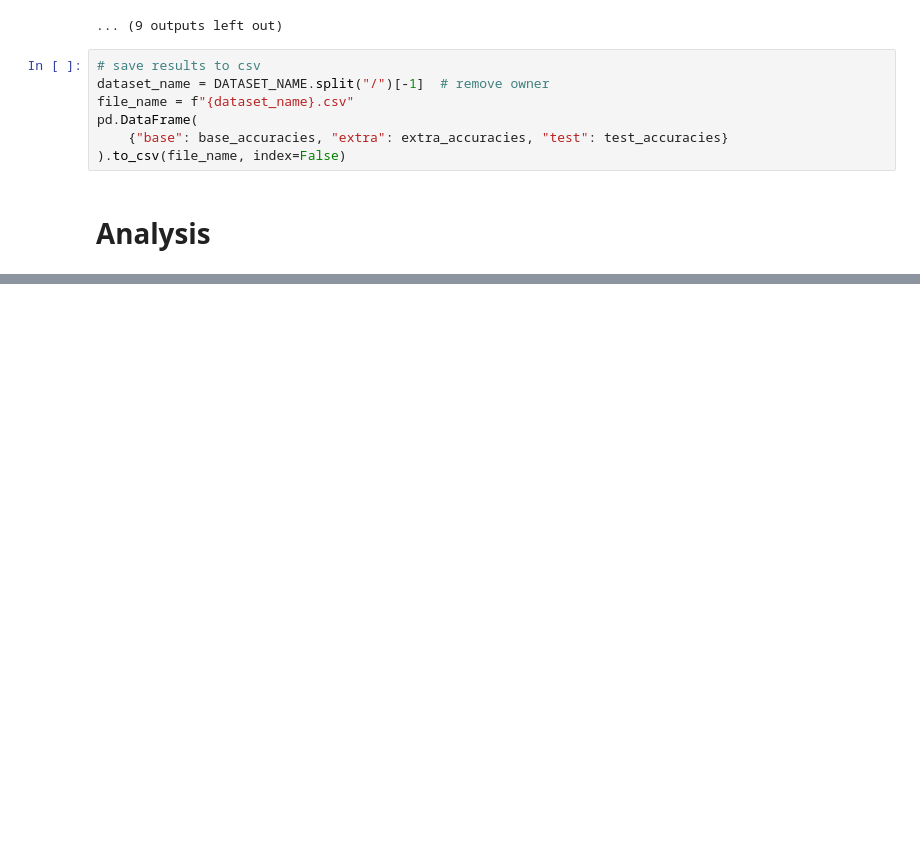
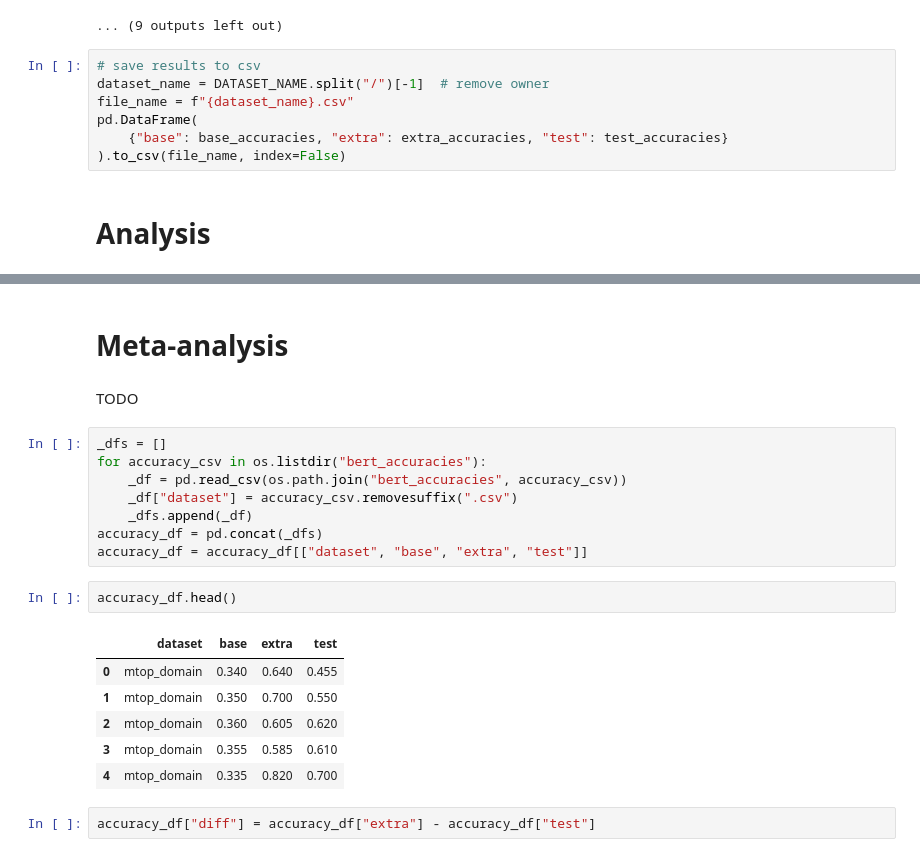
Before and after one commit to kddubey/blog, a Jupyter notebook: train_on_test_features/bert.ipynb, the cells around one changed output, grey strips where cells are left out. Saved outputs shown, nothing was run; the diff lists cells and outputs as text; blank space fills up the shorter version.

```diff
--- a/train_on_test_features/bert.ipynb
+++ b/train_on_test_features/bert.ipynb
@@ -452,0 +491,23 @@ plt.subplots_adjust(hspace=1.2)
+# %% [markdown]
+# Meta-analysis
+# %% [markdown]
+TODO
+# %%
+_dfs = []
+for accuracy_csv in os.listdir("bert_accuracies"):
+    _df = pd.read_csv(os.path.join("bert_accuracies", accuracy_csv))
+    _df["dataset"] = accuracy_csv.removesuffix(".csv")
+    _dfs.append(_df)
+accuracy_df = pd.concat(_dfs)
+accuracy_df = accuracy_df[["dataset", "base", "extra", "test"]]
+# %%
+accuracy_df.head()
+# %% [output]
+|  | dataset | base | extra | test |
+| 0 | mtop_domain | 0.340 | 0.640 | 0.455 |
+| 1 | mtop_domain | 0.350 | 0.700 | 0.550 |
+| 2 | mtop_domain | 0.360 | 0.605 | 0.620 |
+| 3 | mtop_domain | 0.355 | 0.585 | 0.610 |
+| 4 | mtop_domain | 0.335 | 0.820 | 0.700 |
+# %%
+accuracy_df["diff"] = accuracy_df["extra"] - accuracy_df["test"]
```
Also changed, not shown: parts of 8 cells of this notebook, 11 other files.
